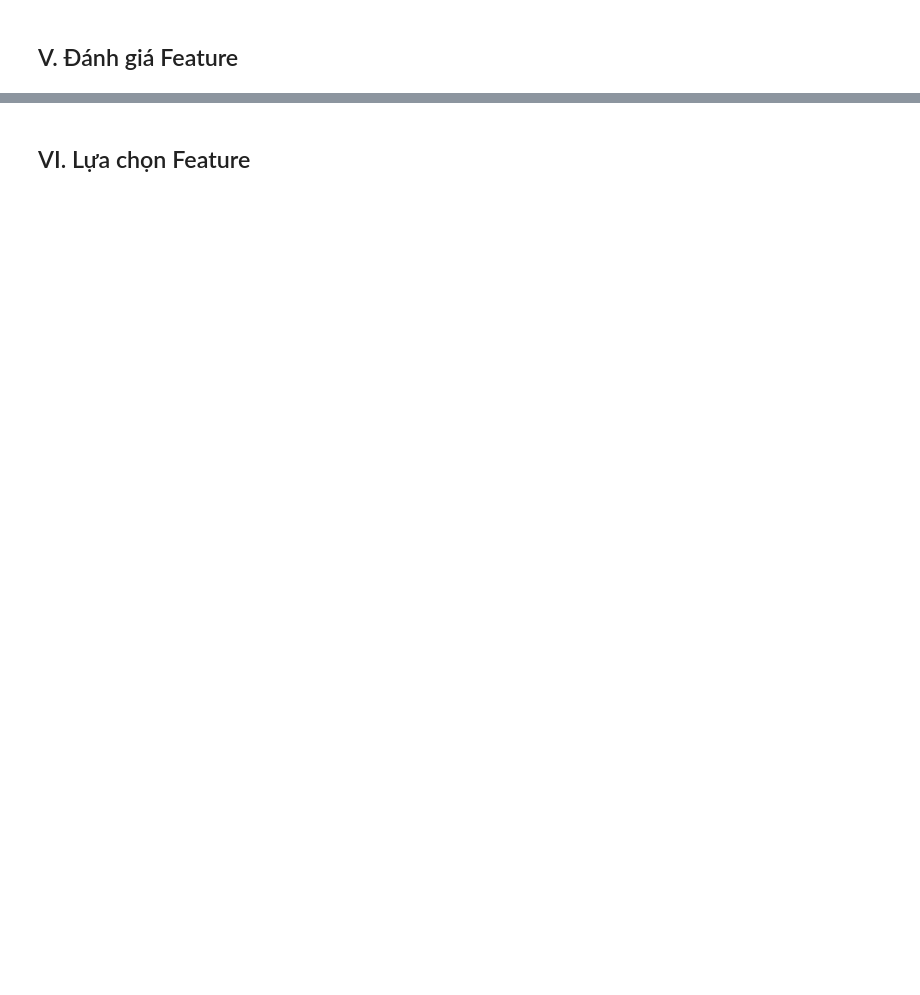
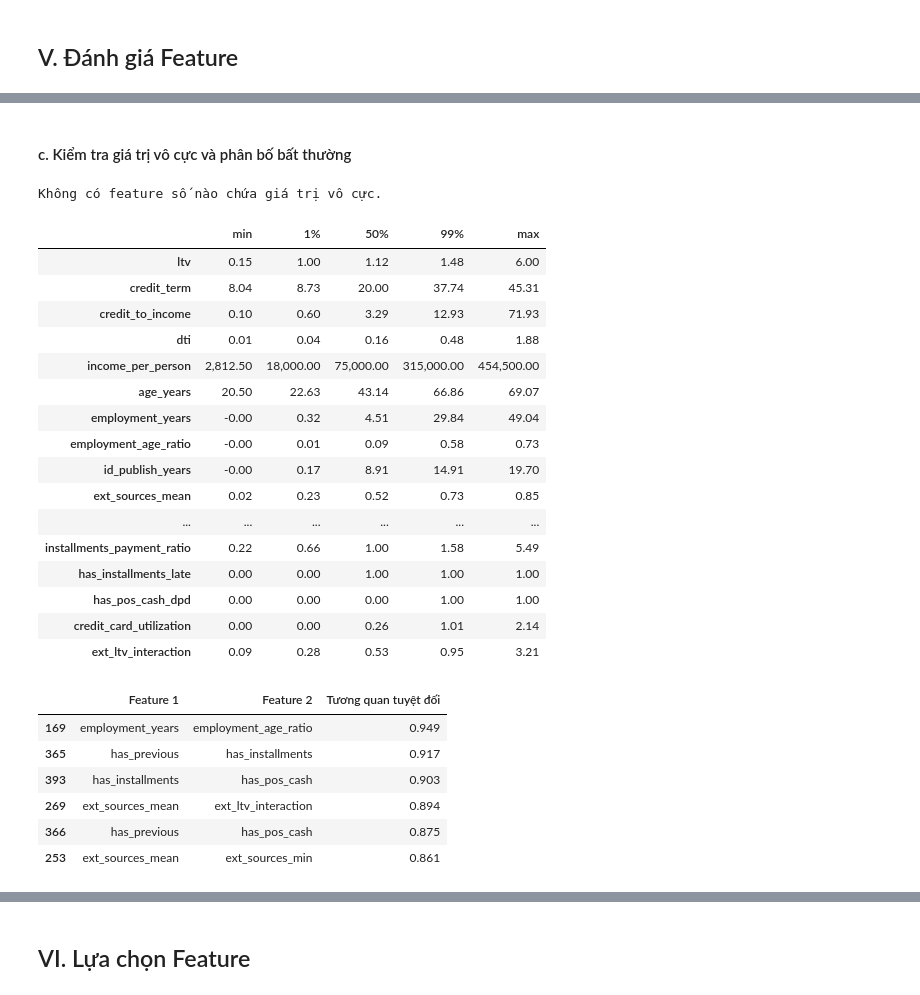
Before and after one commit to thanhhung9720001-collab/credit-risk-classifier, a Jupyter notebook: notebooks/05_feature_engineering.ipynb, the cells around one changed output, grey strips where cells are left out. Saved outputs shown, nothing was run; the diff lists cells and outputs as text; code cells hidden in the pictures; blank space fills up the shorter version.

```diff
--- a/notebooks/05_feature_engineering.ipynb
+++ b/notebooks/05_feature_engineering.ipynb
@@ -642,0 +667,80 @@ Dù vậy vẫn nên giữ các đặc trưng này, vì ba lý do:
+# %% [markdown]
+#### c. Kiểm tra giá trị vô cực và phân bố bất thường
+# %%
+# Chỉ lấy các feature mới có kiểu dữ liệu số để kiểm tra giá trị vô cực
+# và xem phân bố. Các feature dạng chữ/nhóm không dùng được với np.isinf().
+numeric_new_features = df[new_features].select_dtypes(include="number").columns
+
+# Đếm số giá trị vô cực của từng feature số.
+# dropna() bỏ qua NaN vì NaN không phải là giá trị vô cực.
+inf_counts = pd.Series({
+    feature: np.isinf(df[feature].dropna()).sum()
+    for feature in numeric_new_features
+})
+
+# Dừng chương trình nếu bất kỳ feature nào vẫn còn inf hoặc -inf.
+# Nếu có lỗi, thông báo sẽ ghi rõ tên feature và số giá trị vô cực còn lại.
+assert inf_counts.eq(0).all(), (
+    f"Feature còn giá trị vô cực: {inf_counts[inf_counts > 0].to_dict()}"
+)
+
+print("Không có feature số nào chứa giá trị vô cực.")
+
+# Tóm tắt phân bố của từng feature số:
+# min: giá trị nhỏ nhất
+# 1%: mốc 1% giá trị thấp nhất
+# 50%: trung vị
+# 99%: mốc 99% giá trị
+# max: giá trị lớn nhất
+# So sánh 99% và max giúp nhận biết giá trị quá cực đoan.
+feature_distribution = df[numeric_new_features].describe(
+    percentiles=[0.01, 0.5, 0.99]
+).T[["min", "1%", "50%", "99%", "max"]]
+
+# Hiển thị số gọn hơn: có dấu phân cách hàng nghìn và 2 chữ số thập phân.
+display(feature_distribution.style.format("{:,.2f}"))
+
+# Liệt kê các cặp feature số có tương quan lớn để rà soát thông tin trùng lặp.
+feature_correlation = df[numeric_new_features].corr().abs()
+upper_triangle = feature_correlation.where(
+    np.triu(np.ones(feature_correlation.shape), k=1).astype(bool)
+)
+high_correlation_pairs = (
+    upper_triangle.stack()
+    .rename("Tương quan tuyệt đối")
+    .reset_index()
+    .rename(columns={"level_0": "Feature 1", "level_1": "Feature 2"})
+    .query("`Tương quan tuyệt đối` >= 0.85")
+    .sort_values("Tương quan tuyệt đối", ascending=False)
+)
+
+if high_correlation_pairs.empty:
+    print("Không có cặp feature số mới nào có tương quan tuyệt đối từ 0.85 trở lên.")
+else:
+    display(high_correlation_pairs.style.format({"Tương quan tuyệt đối": "{:.3f}"}))
+# %% [output]
+Không có feature số nào chứa giá trị vô cực.
+|  | min | 1% | 50% | 99% | max |
+| ltv | 0.15 | 1.00 | 1.12 | 1.48 | 6.00 |
+| credit_term | 8.04 | 8.73 | 20.00 | 37.74 | 45.31 |
+| credit_to_income | 0.10 | 0.60 | 3.29 | 12.93 | 71.93 |
+| dti | 0.01 | 0.04 | 0.16 | 0.48 | 1.88 |
+| income_per_person | 2,812.50 | 18,000.00 | 75,000.00 | 315,000.00 | 454,500.00 |
+| age_years | 20.50 | 22.63 | 43.14 | 66.86 | 69.07 |
+| employment_years | -0.00 | 0.32 | 4.51 | 29.84 | 49.04 |
+| employment_age_ratio | -0.00 | 0.01 | 0.09 | 0.58 | 0.73 |
+| id_publish_years | -0.00 | 0.17 | 8.91 | 14.91 | 19.70 |
+| ext_sources_mean | 0.02 | 0.23 | 0.52 | 0.73 | 0.85 |
+| ... | ... | ... | ... | ... | ... |
+| installments_payment_ratio | 0.22 | 0.66 | 1.00 | 1.58 | 5.49 |
+| has_installments_late | 0.00 | 0.00 | 1.00 | 1.00 | 1.00 |
+| has_pos_cash_dpd | 0.00 | 0.00 | 0.00 | 1.00 | 1.00 |
+| credit_card_utilization | 0.00 | 0.00 | 0.26 | 1.01 | 2.14 |
+| ext_ltv_interaction | 0.09 | 0.28 | 0.53 | 0.95 | 3.21 |
+|  | Feature 1 | Feature 2 | Tương quan tuyệt đối |
+| 169 | employment_years | employment_age_ratio | 0.949 |
+| 365 | has_previous | has_installments | 0.917 |
+| 393 | has_installments | has_pos_cash | 0.903 |
+| 269 | ext_sources_mean | ext_ltv_interaction | 0.894 |
+| 366 | has_previous | has_pos_cash | 0.875 |
+| 253 | ext_sources_mean | ext_sources_min | 0.861 |
```
Also changed, not shown: parts of 131 cells of this notebook, 2 other files.
